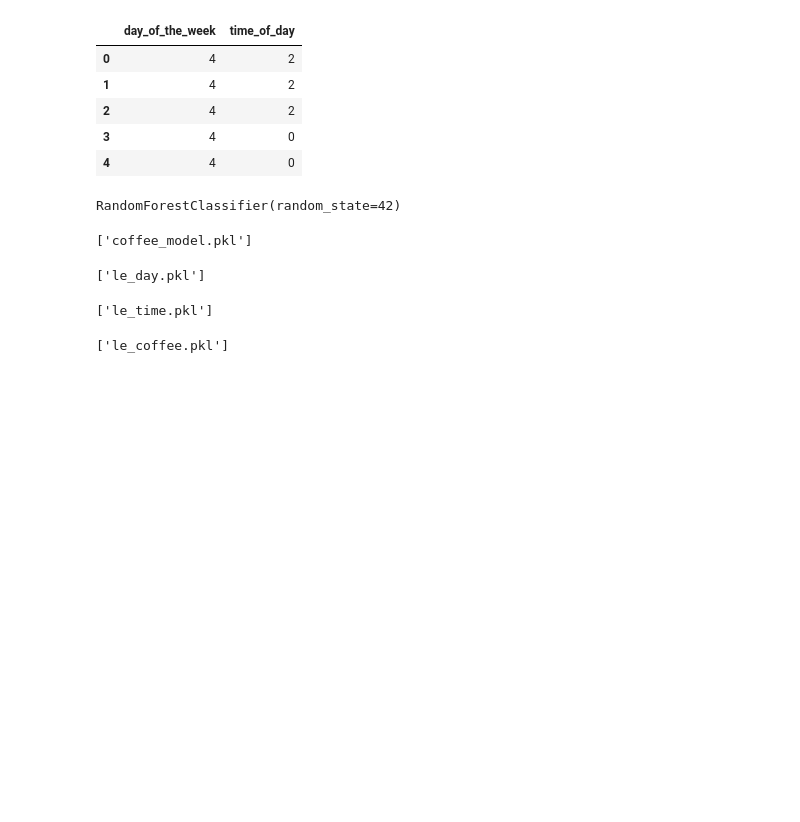
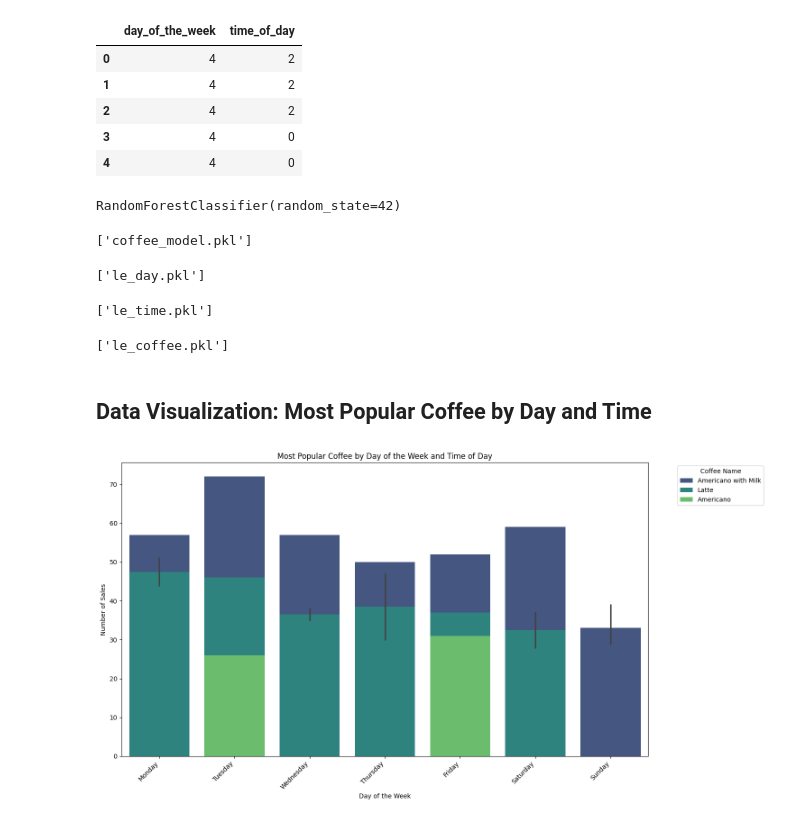
Before and after one commit to MohammedZaid-AI/Smart-Coffee-Recommender, a Jupyter notebook: train.ipynb, the cells around one changed output. Drawn from its saved outputs; the diff is of its cells as text; code cells hidden in the pictures; blank space fills up the shorter version.

```diff
--- a/train.ipynb
+++ b/train.ipynb
@@ -183,3 +183,58 @@ joblib.dump(le_time, "le_time.pkl")
 joblib.dump(le_coffee, "le_coffee.pkl")
 # %% [output]
 ['le_coffee.pkl']
+# %% [markdown]
+## Data Visualization: Most Popular Coffee by Day and Time
+# %%
+import matplotlib.pyplot as plt
+import seaborn as sns
+import pandas as pd
+
+# Define the get_time_of_day function again to ensure it's available
+def get_time_of_day(hour):
+  if 5 <= hour <= 12:
+    return "Morning"
+  elif 13 <= hour <= 16:
+    return "Afternoon"
+  else:
+    return "Evening"
+
+# Reload data and perform necessary preprocessing steps
+data = pd.read_csv("/content/Coffe_sales _updated.csv")
+data['money'] = data['money'].fillna(data['money'].mean())
+data['day_of_the_week'] = pd.to_datetime(data['Date'], dayfirst=True).dt.dayofweek
+data['hour'] = data['hour_of_day']
+data['time_of_day'] = data['hour'].apply(get_time_of_day)
+
+# Group data to find the most frequent coffee for each day and time
+coffee_popularity = data.groupby(['day_of_the_week', 'time_of_day', 'coffee_name']).size().reset_index(name='count')
+
+# Find the most popular coffee for each day and time combination
+idx = coffee_popularity.groupby(['day_of_the_week', 'time_of_day'])['count'].idxmax()
+most_popular_coffee = coffee_popularity.loc[idx].reset_index(drop=True)
+
+# Map numerical day of the week to actual day names for better readability
+day_names = {0: 'Monday', 1: 'Tuesday', 2: 'Wednesday', 3: 'Thursday', 4: 'Friday', 5: 'Saturday', 6: 'Sunday'}
+most_popular_coffee['day_name'] = most_popular_coffee['day_of_the_week'].map(day_names)
+
+# Order time of day for better visualization
+time_of_day_order = ['Morning', 'Afternoon', 'Evening']
+most_popular_coffee['time_of_day'] = pd.Categorical(most_popular_coffee['time_of_day'], categories=time_of_day_order, ordered=True)
+
+# Sort by day and then by time of day
+most_popular_coffee = most_popular_coffee.sort_values(by=['day_of_the_week', 'time_of_day'])
+
+# Create the bar plot
+plt.figure(figsize=(15, 8))
+sns.barplot(x='day_name', y='count', hue='coffee_name', data=most_popular_coffee,
+            palette='viridis', dodge=False)
+
+plt.title('Most Popular Coffee by Day of the Week and Time of Day')
+plt.xlabel('Day of the Week')
+plt.ylabel('Number of Sales')
+plt.xticks(rotation=45, ha='right')
+plt.legend(title='Coffee Name', bbox_to_anchor=(1.05, 1), loc='upper left')
+plt.tight_layout()
+plt.show()
+# %% [output]
+[figure, added]
```
